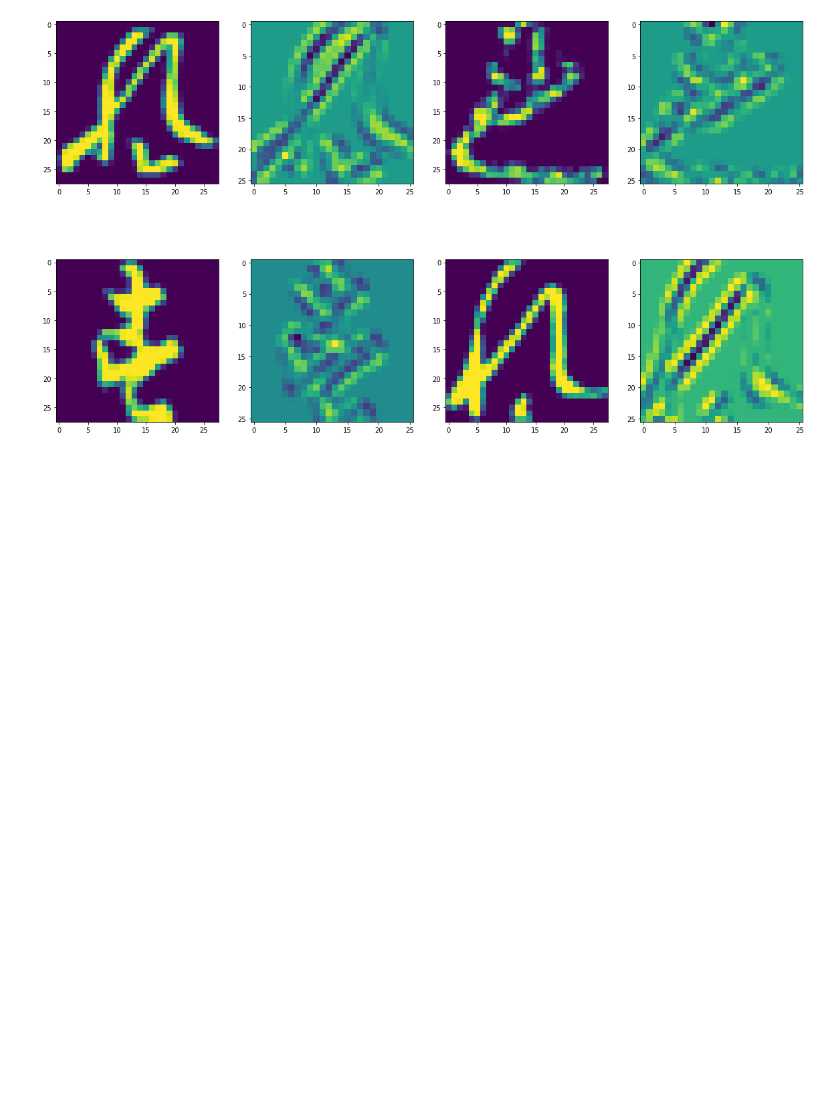
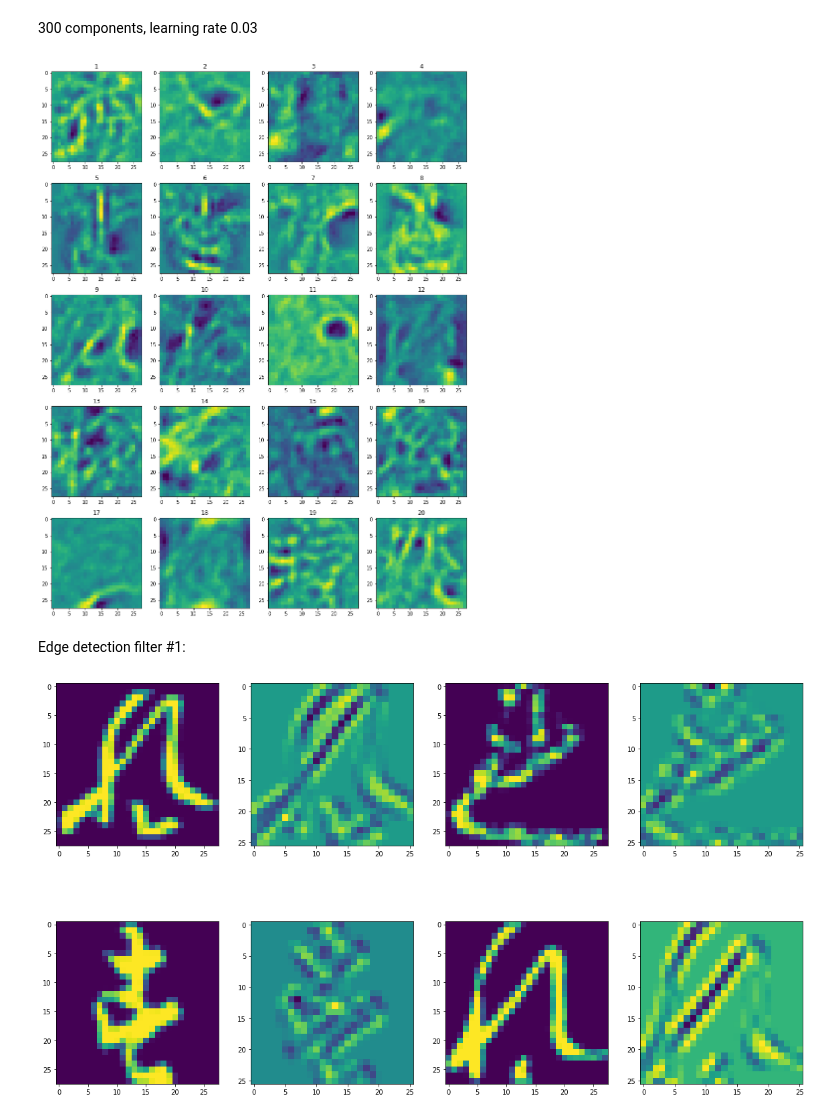
Before and after one commit to timcopelandoh/thinkful, a Jupyter notebook: Module 27 - Neural Networks/27.7 - Challenge.ipynb, the cells around one changed output. Drawn from its saved outputs; the diff is of its cells as text; code cells hidden in the pictures; blank space fills up the shorter version.

```diff
--- a/Module 27 - Neural Networks/27.7 - Challenge.ipynb
+++ b/Module 27 - Neural Networks/27.7 - Challenge.ipynb
@@ -112,3 +87,18 @@ plt.show()
+# %% [markdown]
+300 components, learning rate 0.03
+# %%
+rbm = BernoulliRBM(n_components=300, learning_rate=.03, n_iter=30)
+
+plt.figure(figsize=(15,20))
+
+for i in range(20):
+    plt.subplot(5,4,i+1)
+    plt.title(str(i+1))
+    plt.imshow(rbm.components_[i].reshape(28,28))
+
+plt.show()
+# %% [output]
+[figure, added]
 # %%
 from scipy.signal import convolve
 
@@ -119,4 +109,6 @@ def conv_filter(image, filter_matrix):
         for x in range(26):
             output[y][x] =  convolve(image[y:y+3,x:x+3], filter_matrix, mode='valid')
     return np.array(output)
+# %% [markdown]
+Edge detection filter \#1:
 # %%
```
Also changed, not shown: parts of 19 cells of this notebook, 4 other files.
